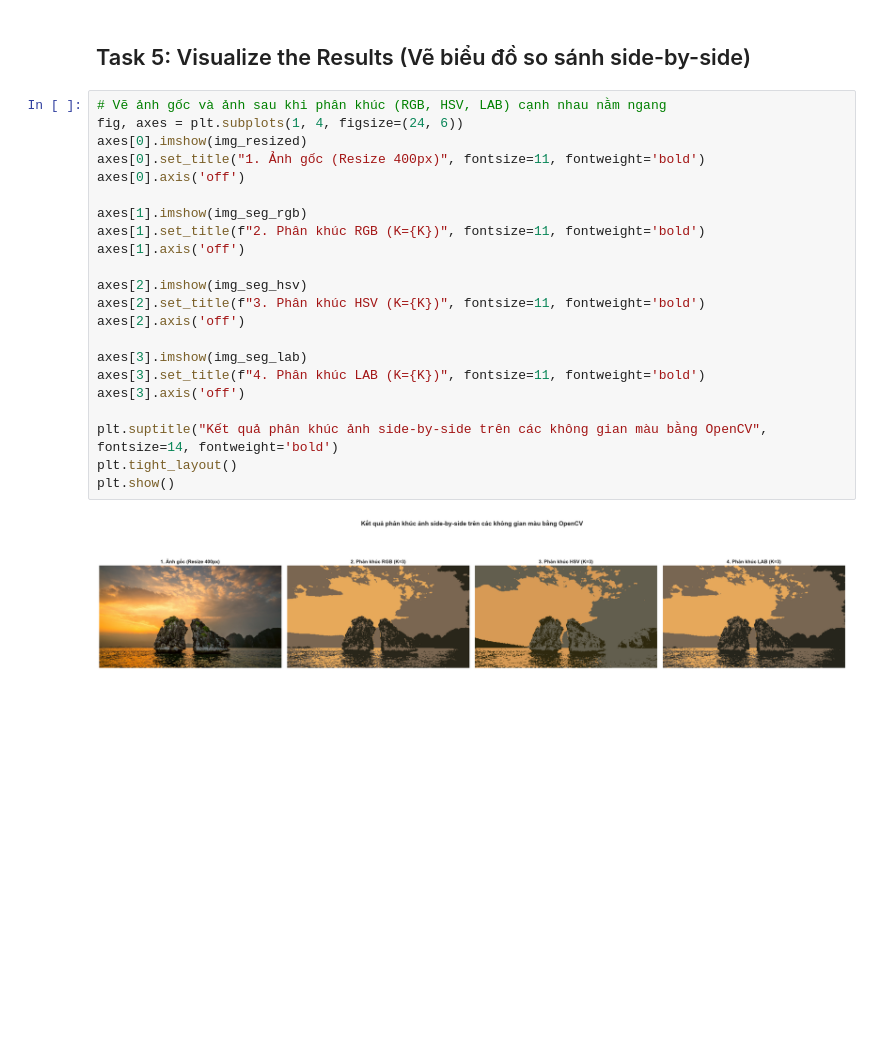
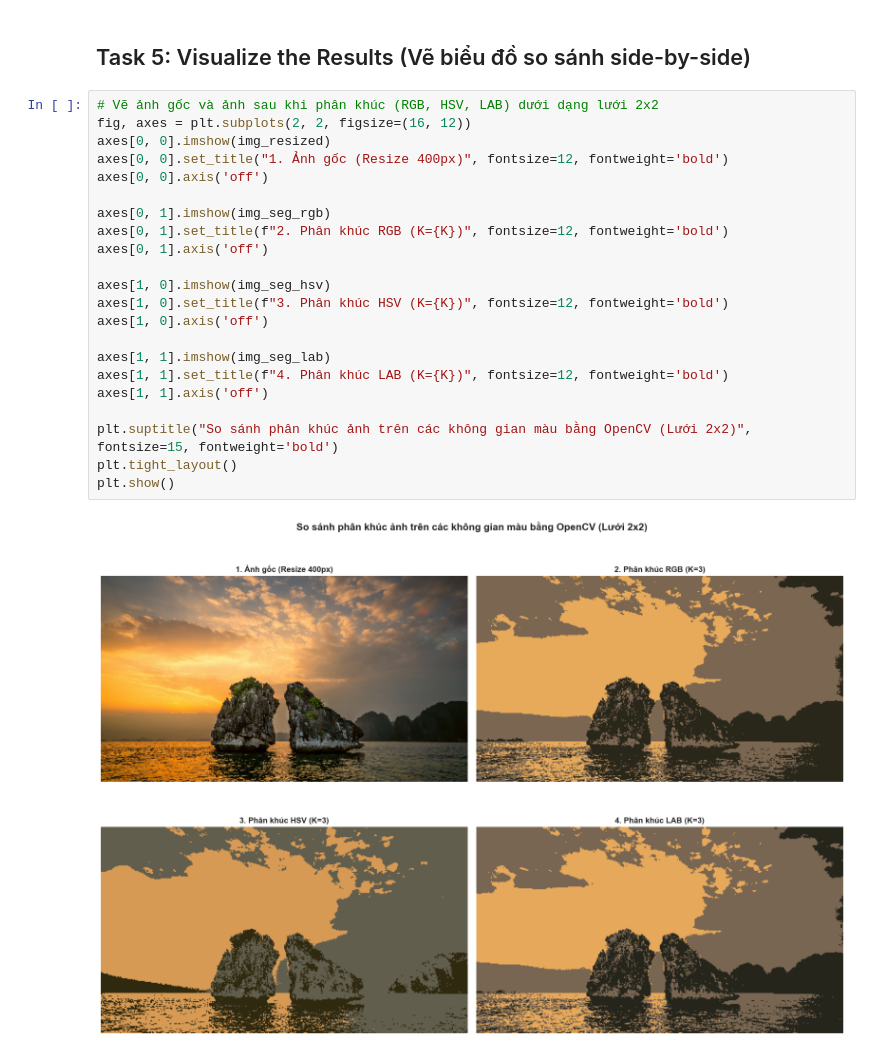
Before and after one commit to lacthui06/Lab-ML, a Jupyter notebook: lab3/additional/image_segmentation.ipynb, the cells around one changed output. Drawn from its saved outputs; the diff is of its cells as text; blank space fills up the shorter version.

```diff
--- a/lab3/additional/image_segmentation.ipynb
+++ b/lab3/additional/image_segmentation.ipynb
@@ -230,29 +230,29 @@ img_seg_lab = cv2.cvtColor(segmented_lab.reshape(img_resized.shape).astype(np.ui
 # %% [markdown]
 ## Task 5: Visualize the Results (Vẽ biểu đồ so sánh side-by-side)
 # %%
-# Vẽ ảnh gốc và ảnh sau khi phân khúc (RGB, HSV, LAB) cạnh nhau nằm ngang
-fig, axes = plt.subplots(1, 4, figsize=(24, 6))
-axes[0].imshow(img_resized)
-axes[0].set_title("1. Ảnh gốc (Resize 400px)", fontsize=11, fontweight='bold')
-axes[0].axis('off')
+# Vẽ ảnh gốc và ảnh sau khi phân khúc (RGB, HSV, LAB) dưới dạng lưới 2x2
+fig, axes = plt.subplots(2, 2, figsize=(16, 12))
+axes[0, 0].imshow(img_resized)
+axes[0, 0].set_title("1. Ảnh gốc (Resize 400px)", fontsize=12, fontweight='bold')
+axes[0, 0].axis('off')
 
-axes[1].imshow(img_seg_rgb)
-axes[1].set_title(f"2. Phân khúc RGB (K={K})", fontsize=11, fontweight='bold')
-axes[1].axis('off')
+axes[0, 1].imshow(img_seg_rgb)
+axes[0, 1].set_title(f"2. Phân khúc RGB (K={K})", fontsize=12, fontweight='bold')
+axes[0, 1].axis('off')
 
-axes[2].imshow(img_seg_hsv)
-axes[2].set_title(f"3. Phân khúc HSV (K={K})", fontsize=11, fontweight='bold')
-axes[2].axis('off')
+axes[1, 0].imshow(img_seg_hsv)
+axes[1, 0].set_title(f"3. Phân khúc HSV (K={K})", fontsize=12, fontweight='bold')
+axes[1, 0].axis('off')
 
-axes[3].imshow(img_seg_lab)
-axes[3].set_title(f"4. Phân khúc LAB (K={K})", fontsize=11, fontweight='bold')
-axes[3].axis('off')
+axes[1, 1].imshow(img_seg_lab)
+axes[1, 1].set_title(f"4. Phân khúc LAB (K={K})", fontsize=12, fontweight='bold')
+axes[1, 1].axis('off')
 
-plt.suptitle("Kết quả phân khúc ảnh side-by-side trên các không gian màu bằng OpenCV", fontsize=14, fontweight='bold')
+plt.suptitle("So sánh phân khúc ảnh trên các không gian màu bằng OpenCV (Lưới 2x2)", fontsize=15, fontweight='bold')
 plt.tight_layout()
 plt.show()
 # %% [output]
-[figure, old version]
+[figure, new version]
 # %% [markdown]
 ## Task 6: Practical Demo of the 4 Segmentation Types (Lập trình minh họa 4 loại phân khúc ảnh)
 
```
Also changed, not shown: parts of 2 cells of this notebook.
